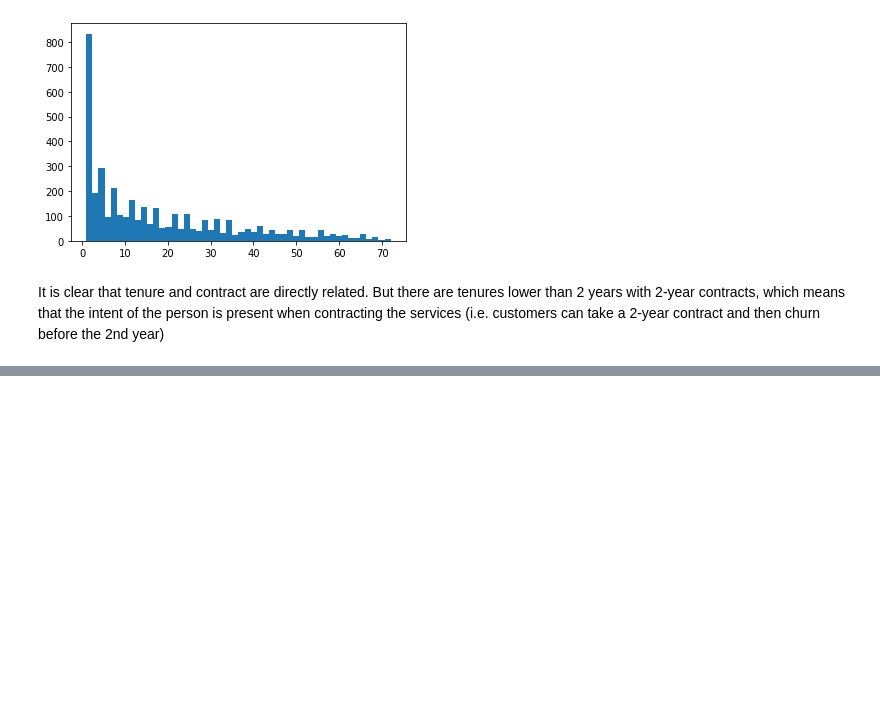
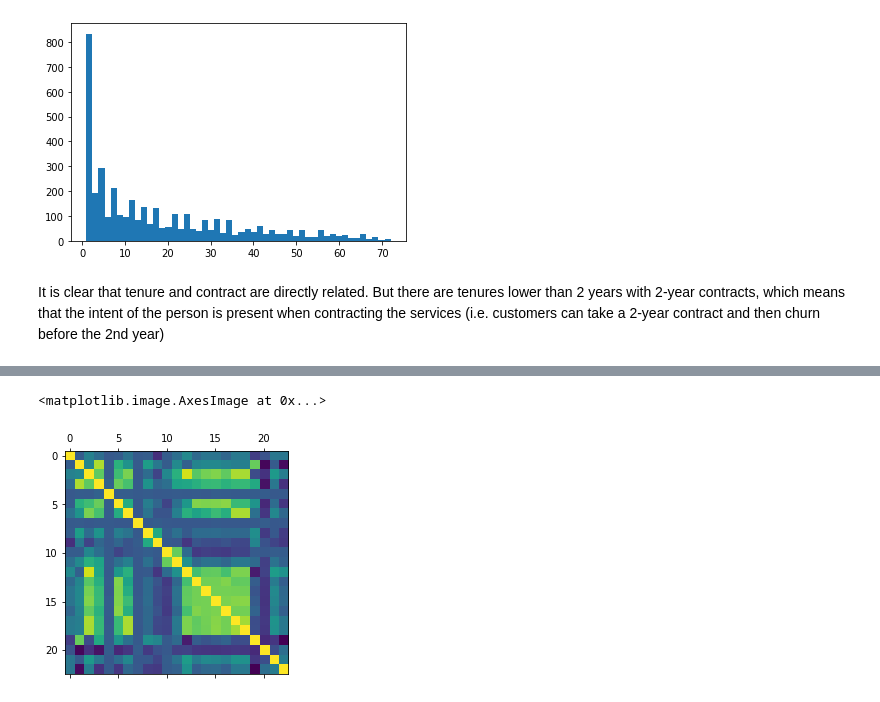
Before and after one commit to arcarrion/churn_prediction, a Jupyter notebook: notebooks/01_exploratory_analysis.ipynb, the cells around one changed output, grey strips where cells are left out. Drawn from its saved outputs; the diff is of its cells as text; code cells hidden in the pictures; blank space fills up the shorter version.

Commit message:
Add correlation plot

```diff
--- a/notebooks/01_exploratory_analysis.ipynb
+++ b/notebooks/01_exploratory_analysis.ipynb
@@ -634,3 +635,10 @@ plt.hist(raw_data.loc[raw_data.Contract=='Month-to-month', 'tenure'], bins=50)
 [figure]
 # %% [markdown]
 It is clear that tenure and contract are directly related. But there are tenures lower than 2 years with 2-year contracts, which means that the intent of the person is present when contracting the services (i.e. customers can take a 2-year contract and then churn before the 2nd year)
+# %%
+raw_data['with_services'] = False
+raw_data.loc[raw_data.OnlineSecurity=='No internet service', 'with_services'] = None
+raw_data['with_services'] = (raw_data['OnlineSecurity']=='Yes')|(raw_data['OnlineBackup']=='Yes')|(raw_data['DeviceProtection']=='Yes')|(raw_data['TechSupport']=='Yes')
+display(raw_data.loc[: , ['OnlineSecurity', 'OnlineBackup', 'DeviceProtection', 'TechSupport', 'with_services']])
+#churn_behavior = raw_data.groupby('Contract').agg({'tenure': 'mean'})
+#display(churn_behavior)
@@ -636,0 +661,5 @@ It is clear that tenure and contract are directly related. But there are tenures
+# %%
+raw_data['withStreaming'] = False
+raw_data['n_streaming'] = 0+(raw_data['StreamingTV']=='Yes')+(raw_data['StreamingMovies']=='Yes')
+raw_data['n_services'] =  0+(raw_data['OnlineSecurity']=='Yes')+(raw_data['OnlineBackup']=='Yes')+(raw_data['DeviceProtection']=='Yes')+(raw_data['TechSupport']=='Yes')
+display(raw_data.loc[: , ['OnlineSecurity', 'OnlineBackup', 'DeviceProtection', 'TechSupport', 'StreamingTV', 'StreamingMovies', 'n_services', 'n_streaming']])
@@ -636,0 +759,17 @@ It is clear that tenure and contract are directly related. But there are tenures
+# %%
+raw_data['male'] = (raw_data.gender=='Male')*1
+raw_data['has_partner'] = (raw_data.Partner=='Yes')+0
+raw_data['has_dependents'] = (raw_data.Dependents=='Yes')+0
+raw_data['has_phone_service'] = (raw_data.PhoneService=='Yes')+0
+raw_data['has_multiple_lines'] = (raw_data.MultipleLines=='Yes')*1 + (raw_data.MultipleLines=='No')*0 + (raw_data.MultipleLines=='No phone service')*-1
+raw_data['internet_service'] = (raw_data.InternetService=='No')*-1 + (raw_data.InternetService=='DSL')*0 + (raw_data.InternetService=='Fiber optic')*1
+raw_data['online_security'] = (raw_data.OnlineSecurity=='No internet service')*-1 + (raw_data.OnlineSecurity=='No')*0 + (raw_data.OnlineSecurity=='Yes')*1
+raw_data['online_backup'] = (raw_data.OnlineBackup=='No internet service')*-1 + (raw_data.OnlineBackup=='No')*0 + (raw_data.OnlineBackup=='Yes')*1
+raw_data['device_protection'] = (raw_data.DeviceProtection=='No internet service')*-1 + (raw_data.DeviceProtection=='No')*0 + (raw_data.DeviceProtection=='Yes')*1
+raw_data['tech_support'] = (raw_data.TechSupport=='No internet service')*-1 + (raw_data.TechSupport=='No')*0 + (raw_data.TechSupport=='Yes')*1
+raw_data['streaming_tv'] = (raw_data.StreamingTV=='No internet service')*-1 + (raw_data.StreamingTV=='No')*0 + (raw_data.StreamingTV=='Yes')*1
+raw_data['streaming_movies'] = (raw_data.StreamingMovies=='No internet service')*-1 + (raw_data.StreamingMovies=='No')*0 + (raw_data.StreamingMovies=='Yes')*1
+raw_data['contract'] = (raw_data.Contract=='Month-to-month')*0 + (raw_data.Contract=='One year')*1 + (raw_data.Contract=='Two year')*2
+raw_data['payment_method'] = (raw_data.PaymentMethod=='Bank transfer (automatic)')*0 + (raw_data.PaymentMethod=='Credit card (automatic)')*1 + (raw_data.PaymentMethod=='Electronic check')*2 + (raw_data.PaymentMethod=='Mailed check')*3
+raw_data['paperless_billing'] = (raw_data.PaperlessBilling=='No')*0 + (raw_data.PaperlessBilling=='Yes')*1
+print(raw_data.dtypes)
@@ -636,0 +794,2 @@ It is clear that tenure and contract are directly related. But there are tenures
+# %%
+corr = raw_data.loc[:, ['SeniorCitizen', 'tenure', 'MonthlyCharges', 'TotalCharges_num', 'diff_charges', 'n_services', 'n_streaming', 'male', 'has_partner' ,'has_dependents', 'has_phone_service', 'has_multiple_lines', 'internet_service', 'online_security', 'online_backup', 'device_protection', 'tech_support', 'streaming_tv', 'streaming_movies', 'contract', 'payment_method', 'paperless_billing', 'churn_num']].corr() # Calculates correlation matrix
@@ -636,0 +816,5 @@ It is clear that tenure and contract are directly related. But there are tenures
+# %%
+plt.matshow(corr)
+# %% [output]
+<matplotlib.image.AxesImage at 0x...>
+[figure, added]
```
Also changed, not shown: parts of 13 cells of this notebook.
